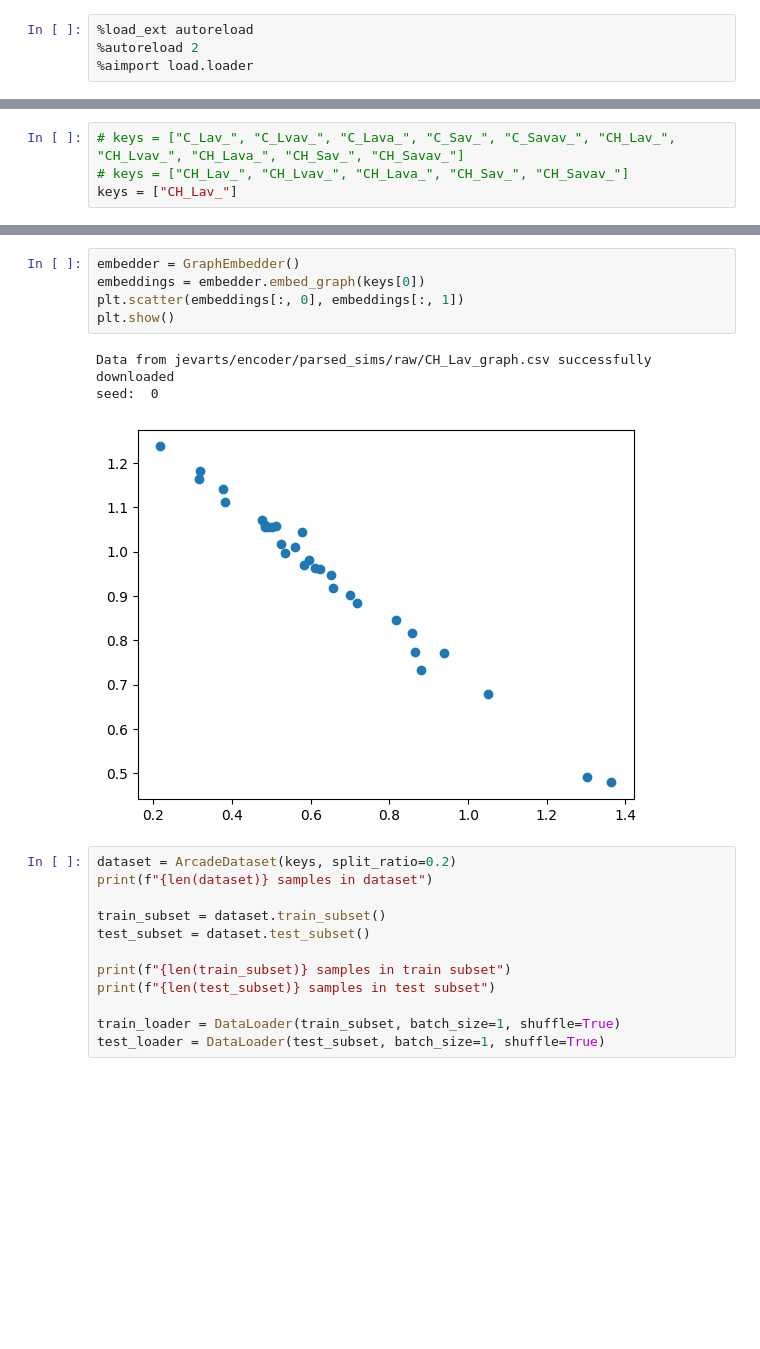
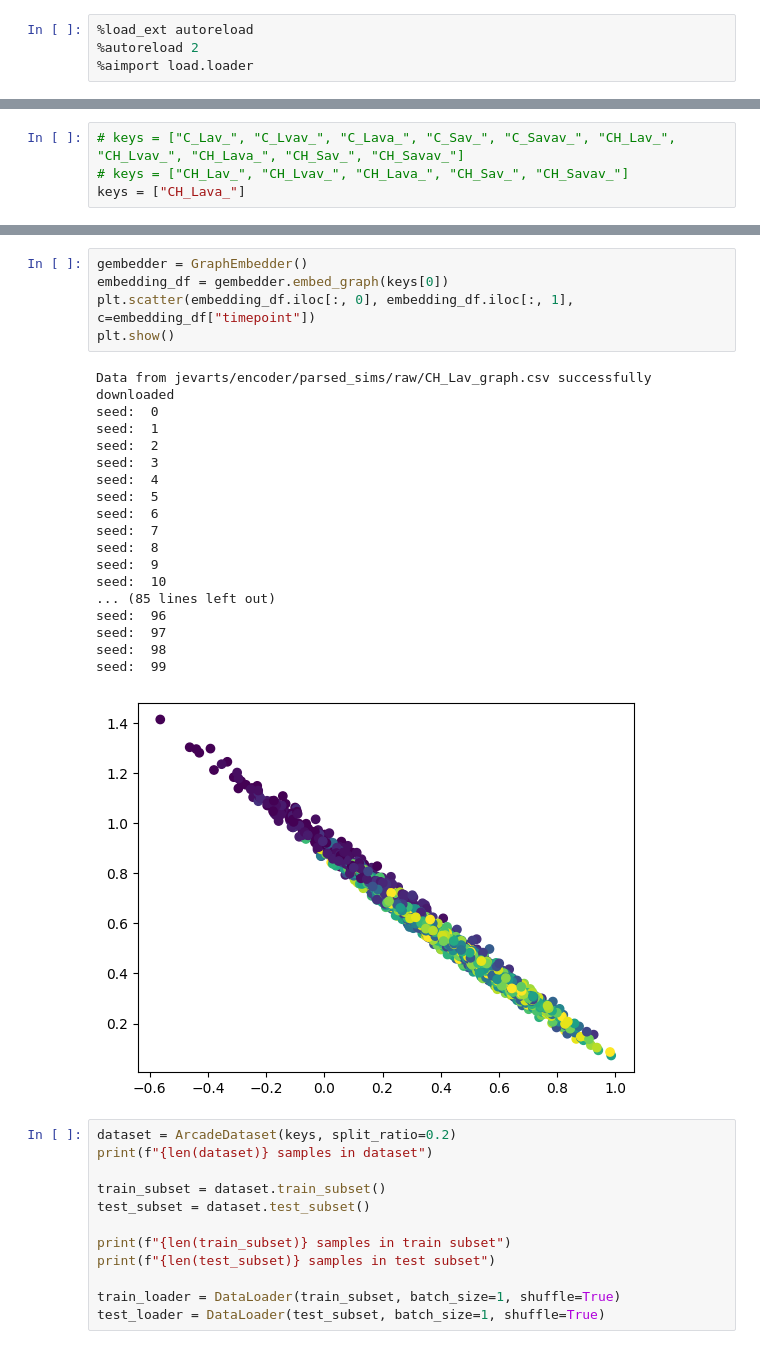
Before and after one commit to bagherilab/spatiotemporal-encoder, a Jupyter notebook: src/simulation_encoder/encoder.ipynb, the cells around one changed output, grey strips where cells are left out. Cells and saved outputs as stored; diff of their text form; blank space fills up the shorter version.

```diff
--- a/src/simulation_encoder/encoder.ipynb
+++ b/src/simulation_encoder/encoder.ipynb
@@ -17,4 +17,4 @@ from parse.graph_parser import GraphEmbedder
 # %%
 # keys = ["C_Lav_", "C_Lvav_", "C_Lava_", "C_Sav_", "C_Savav_", "CH_Lav_", "CH_Lvav_", "CH_Lava_", "CH_Sav_", "CH_Savav_"]
 # keys = ["CH_Lav_", "CH_Lvav_", "CH_Lava_", "CH_Sav_", "CH_Savav_"]
-keys = ["CH_Lav_"]
+keys = ["CH_Lava_"]
@@ -21,12 +56,27 @@ keys = ["CH_Lav_"]
 # %%
-embedder = GraphEmbedder()
-embeddings = embedder.embed_graph(keys[0])
-plt.scatter(embeddings[:, 0], embeddings[:, 1])
+gembedder = GraphEmbedder()
+embedding_df = gembedder.embed_graph(keys[0])
+plt.scatter(embedding_df.iloc[:, 0], embedding_df.iloc[:, 1], c=embedding_df["timepoint"])
 plt.show()
 # %% [output]
 Data from jevarts/encoder/parsed_sims/raw/CH_Lav_graph.csv successfully downloaded
 seed:  0
+seed:  1
+seed:  2
+seed:  3
+seed:  4
+seed:  5
+seed:  6
+seed:  7
+seed:  8
+seed:  9
+seed:  10
+... (85 lines left out)
+seed:  96
+seed:  97
+seed:  98
+seed:  99
-[figure, old version]
+[figure, new version]
 # %%
 dataset = ArcadeDataset(keys, split_ratio=0.2)
 print(f"{len(dataset)} samples in dataset")
```
Also changed, not shown: parts of 2 cells of this notebook, 4 other files.
